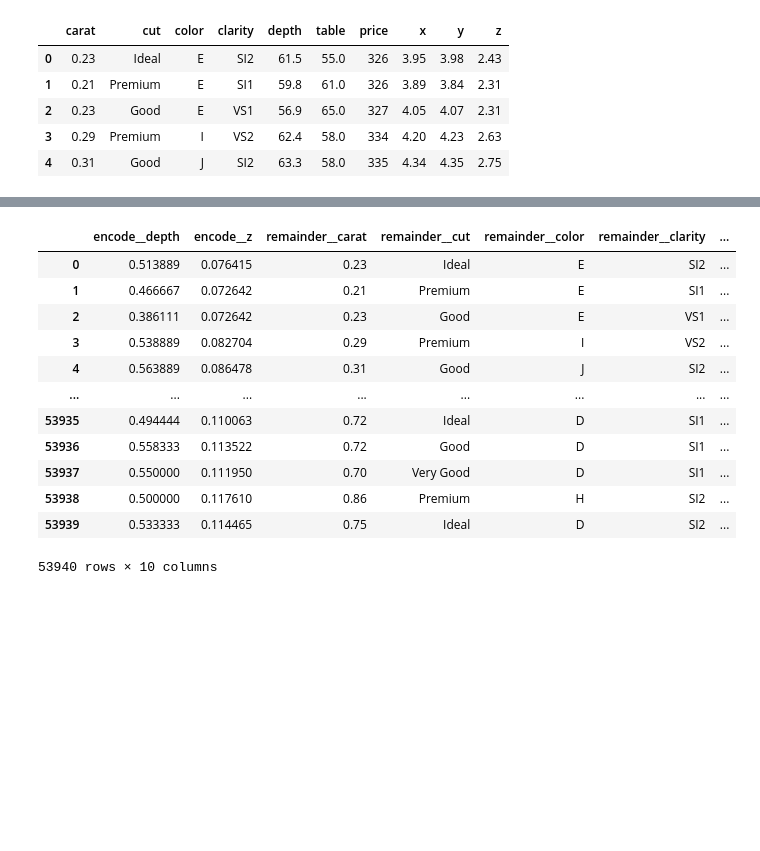
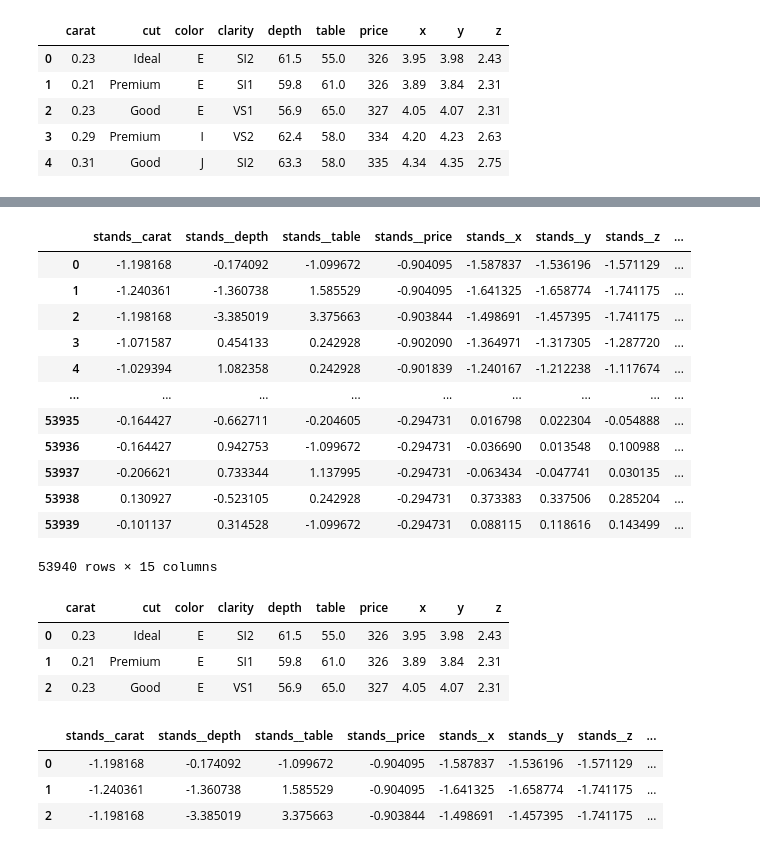
Before and after one commit to SanjarbekMatlabov/Pandas-numpy-dars-1, a Jupyter notebook: 404_regressiya.ipynb, the cells around one changed output, grey strips where cells are left out. Drawn from its saved outputs; the diff is of its cells as text; code cells hidden in the pictures; blank space fills up the shorter version.

```diff
--- a/404_regressiya.ipynb
+++ b/404_regressiya.ipynb
@@ -234,25 +260,39 @@ diamonds.head()
 # %%
-from sklearn.preprocessing import MinMaxScaler, OrdinalEncoder, OneHotEncoder
+from sklearn.preprocessing import StandardScaler, OrdinalEncoder, OneHotEncoder
 from sklearn.compose import ColumnTransformer
 
-mscaler = MinMaxScaler()
-orde = OrdinalEncoder(dtype=np.int8)
-ohe = OneHotEncoder(dtype=np.int8, sparse_output=False)
+sscaler = StandardScaler()
+orde = OrdinalEncoder(dtype=np.int8, categories=[['Fair', 'Good', 'Very Good', 'Premium', 'Ideal'],['I1', 'SI2', 'SI1', 'VS2', 'VS1', 'VVS2', 'VVS1', 'IF']])
+ohe = OneHotEncoder(dtype=np.int8, sparse_output=False, drop='first')
 # %%
-ct1 = ColumnTransformer(transformers=[('encode', mscaler, [4,9])], remainder='passthrough').set_output(transform='pandas')
-ct1 = ct1.fit_transform(diamonds)
-ct1
+ct = ColumnTransformer(transformers=[('stands', sscaler, [0,4,5,6,7,8,9]),('ohe', ohe, [2]), ('orde', orde, [1,3])], remainder='passthrough').set_output(transform='pandas')
+ct = ct.fit_transform(diamonds)
+ct
 # %% [output]
-|  | encode__depth | encode__z | remainder__carat | remainder__cut | remainder__color | remainder__clarity | ... |
-| 0 | 0.513889 | 0.076415 | 0.23 | Ideal | E | SI2 | ... |
-| 1 | 0.466667 | 0.072642 | 0.21 | Premium | E | SI1 | ... |
-| 2 | 0.386111 | 0.072642 | 0.23 | Good | E | VS1 | ... |
-| 3 | 0.538889 | 0.082704 | 0.29 | Premium | I | VS2 | ... |
-| 4 | 0.563889 | 0.086478 | 0.31 | Good | J | SI2 | ... |
-| ... | ... | ... | ... | ... | ... | ... | ... |
-| 53935 | 0.494444 | 0.110063 | 0.72 | Ideal | D | SI1 | ... |
-| 53936 | 0.558333 | 0.113522 | 0.72 | Good | D | SI1 | ... |
-| 53937 | 0.550000 | 0.111950 | 0.70 | Very Good | D | SI1 | ... |
-| 53938 | 0.500000 | 0.117610 | 0.86 | Premium | H | SI2 | ... |
-| 53939 | 0.533333 | 0.114465 | 0.75 | Ideal | D | SI2 | ... |
+|  | stands__carat | stands__depth | stands__table | stands__price | stands__x | stands__y | stands__z | ... |
+| 0 | -1.198168 | -0.174092 | -1.099672 | -0.904095 | -1.587837 | -1.536196 | -1.571129 | ... |
+| 1 | -1.240361 | -1.360738 | 1.585529 | -0.904095 | -1.641325 | -1.658774 | -1.741175 | ... |
+| 2 | -1.198168 | -3.385019 | 3.375663 | -0.903844 | -1.498691 | -1.457395 | -1.741175 | ... |
+| 3 | -1.071587 | 0.454133 | 0.242928 | -0.902090 | -1.364971 | -1.317305 | -1.287720 | ... |
+| 4 | -1.029394 | 1.082358 | 0.242928 | -0.901839 | -1.240167 | -1.212238 | -1.117674 | ... |
+| ... | ... | ... | ... | ... | ... | ... | ... | ... |
+| 53935 | -0.164427 | -0.662711 | -0.204605 | -0.294731 | 0.016798 | 0.022304 | -0.054888 | ... |
+| 53936 | -0.164427 | 0.942753 | -1.099672 | -0.294731 | -0.036690 | 0.013548 | 0.100988 | ... |
+| 53937 | -0.206621 | 0.733344 | 1.137995 | -0.294731 | -0.063434 | -0.047741 | 0.030135 | ... |
+| 53938 | 0.130927 | -0.523105 | 0.242928 | -0.294731 | 0.373383 | 0.337506 | 0.285204 | ... |
+| 53939 | -0.101137 | 0.314528 | -1.099672 | -0.294731 | 0.088115 | 0.118616 | 0.143499 | ... |
-53940 rows × 10 columns
+53940 rows × 15 columns
+# %%
+diamonds.head(3)
+# %% [output]
+|  | carat | cut | color | clarity | depth | table | price | x | y | z |
+| 0 | 0.23 | Ideal | E | SI2 | 61.5 | 55.0 | 326 | 3.95 | 3.98 | 2.43 |
+| 1 | 0.21 | Premium | E | SI1 | 59.8 | 61.0 | 326 | 3.89 | 3.84 | 2.31 |
+| 2 | 0.23 | Good | E | VS1 | 56.9 | 65.0 | 327 | 4.05 | 4.07 | 2.31 |
+# %%
+ct.head(3)
+# %% [output]
+|  | stands__carat | stands__depth | stands__table | stands__price | stands__x | stands__y | stands__z | ... |
+| 0 | -1.198168 | -0.174092 | -1.099672 | -0.904095 | -1.587837 | -1.536196 | -1.571129 | ... |
+| 1 | -1.240361 | -1.360738 | 1.585529 | -0.904095 | -1.641325 | -1.658774 | -1.741175 | ... |
+| 2 | -1.198168 | -3.385019 | 3.375663 | -0.903844 | -1.498691 | -1.457395 | -1.741175 | ... |
```
Also changed, not shown: parts of 35 cells of this notebook.
